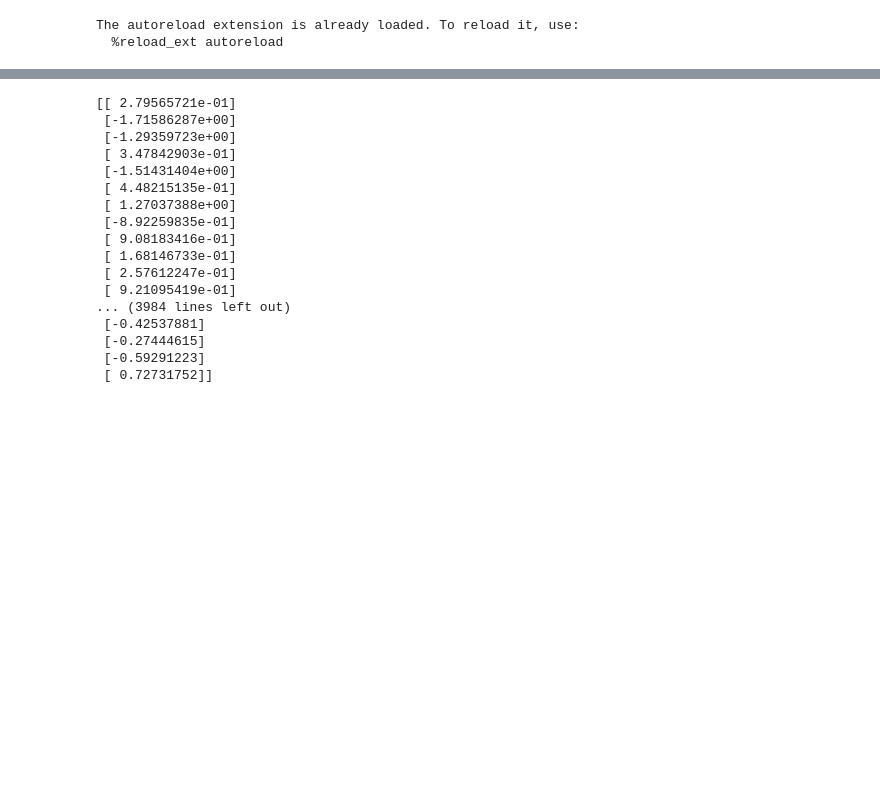
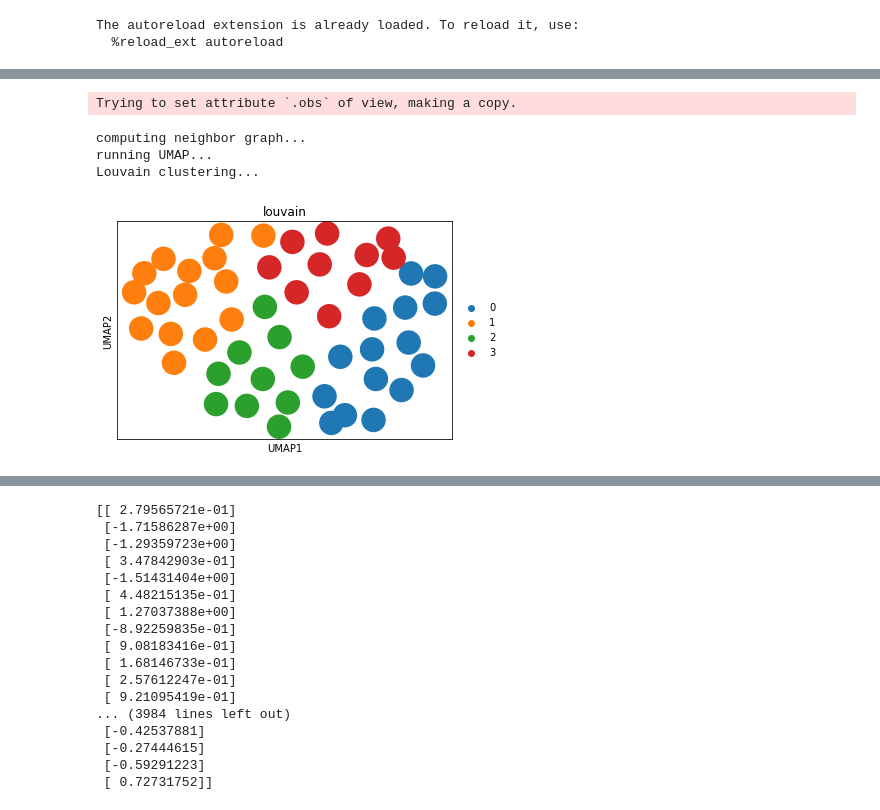
Before and after one commit to bendemeo/hopper, a Jupyter notebook: test.ipynb, the cells around one changed output, grey strips where cells are left out. Saved outputs shown, nothing was run; the diff lists cells and outputs as text; code cells hidden in the pictures; blank space fills up the shorter version.

```diff
--- a/test.ipynb
+++ b/test.ipynb
@@ -15,3 +15,7 @@ from sklearn.preprocessing import LabelEncoder
 from copy import deepcopy
 # %%
 rgauss = np.random.normal(size=(1000,2))
+# %%
+fullgauss = sc.AnnData(rgauss)
+# %%
+h = hopper(rgauss);h.hop(50)
@@ -17,0 +57,11 @@ rgauss = np.random.normal(size=(1000,2))
+# %%
+smallgauss = e.compress(fullgauss, h)
+# %% [output]
+Trying to set attribute `.obs` of view, making a copy.
+# %%
+e.viz(smallgauss, rep='X',color='louvain')
+# %% [output]
+computing neighbor graph...
+running UMAP...
+Louvain clustering...
+[figure, added]
```
Also changed, not shown: parts of 3 cells of this notebook, 1 other file.
